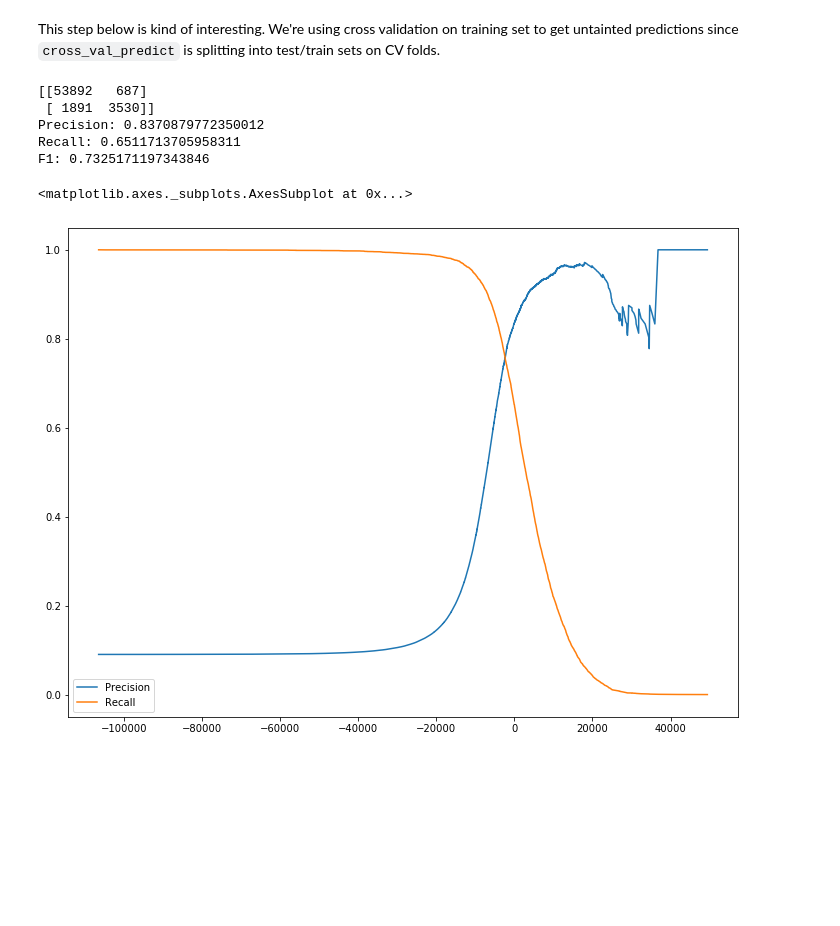
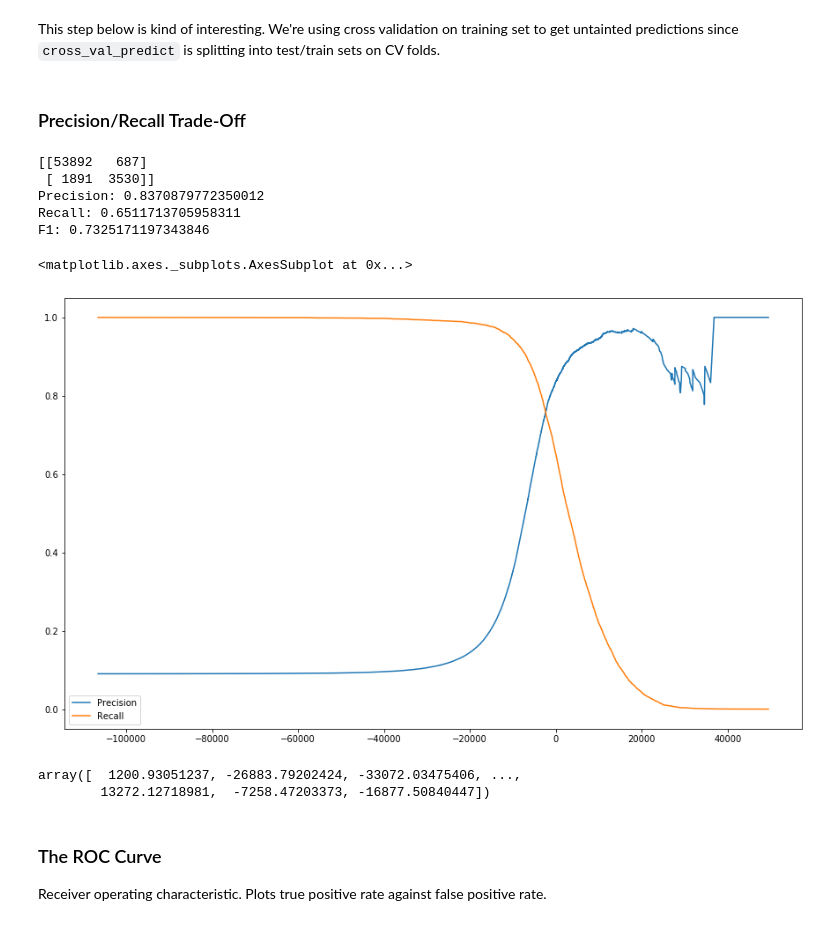
Before and after one commit to kaipak/HNN-training, a Jupyter notebook: handson_ml_geron/3-classification.ipynb, the cells around one changed output. Drawn from its saved outputs; the diff is of its cells as text; code cells hidden in the pictures; blank space fills up the shorter version.

Commit message:
- Chapter 2 classification metrics. ROC-AUC curces, sensitivity, precision.

```diff
--- a/handson_ml_geron/3-classification.ipynb
+++ b/handson_ml_geron/3-classification.ipynb
@@ -50,6 +50,8 @@ This step below is kind of interesting. We're using cross validation on training
 clf = SGDClassifier(random_state=42)
 
 y_train_pred = cross_val_predict(clf, X_train, y_train_5, cv=3)
+# %% [markdown]
+### Precision/Recall Trade-Off
 # %%
 print(confusion_matrix(y_train_5, y_train_pred))
 print("Precision:", precision_score(y_train_5, y_train_pred))
@@ -67,9 +69,17 @@ y_scores = cross_val_predict(clf, X_train, y_train_5, cv=3,
 # %%
 prec, rec, thresh = precision_recall_curve(y_train_5, y_scores)
 # %%
-fig, ax = plt.subplots(figsize=(12, 9))
+fig, ax = plt.subplots(figsize=(15, 9))
 sns.lineplot(thresh, prec[:-1], label="Precision", ax=ax)
 sns.lineplot(thresh, rec[:-1], label="Recall", ax=ax)
 # %% [output]
 <matplotlib.axes._subplots.AxesSubplot at 0x...>
-[figure, old version]
+[figure, new version]
+# %%
+y_scores
+# %% [output]
+array([  1200.93051237, -26883.79202424, -33072.03475406, ...,
+        13272.12718981,  -7258.47203373, -16877.50840447])
+# %% [markdown]
+### The ROC Curve
+Receiver operating characteristic. Plots true positive rate against false positive rate.
```
Also changed, not shown: parts of 8 cells of this notebook.
